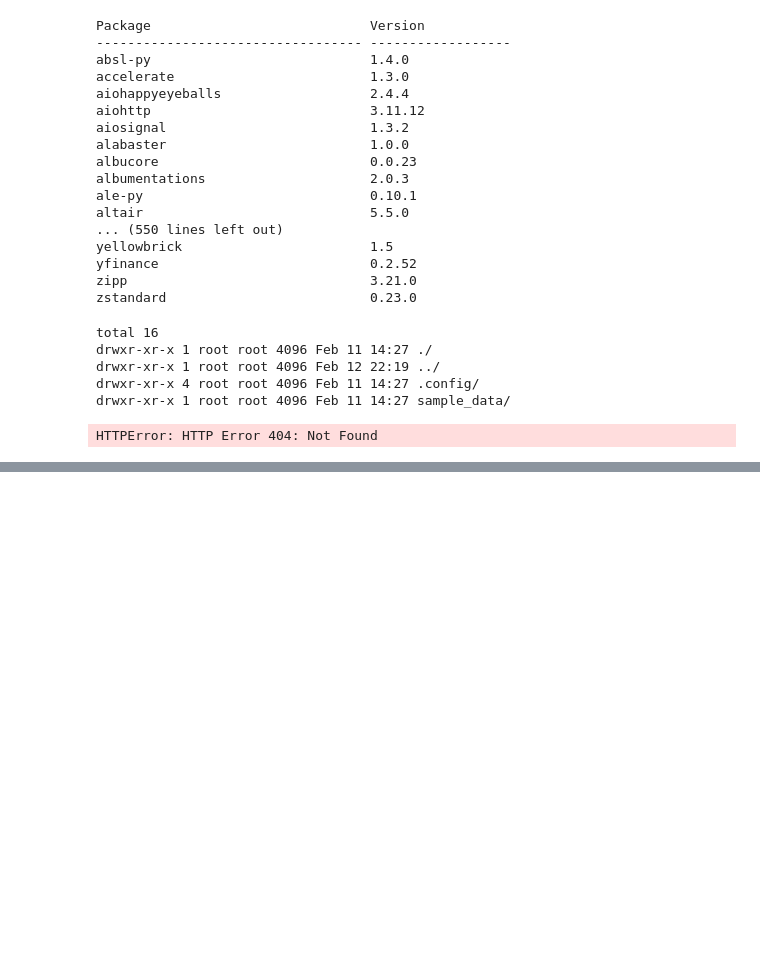
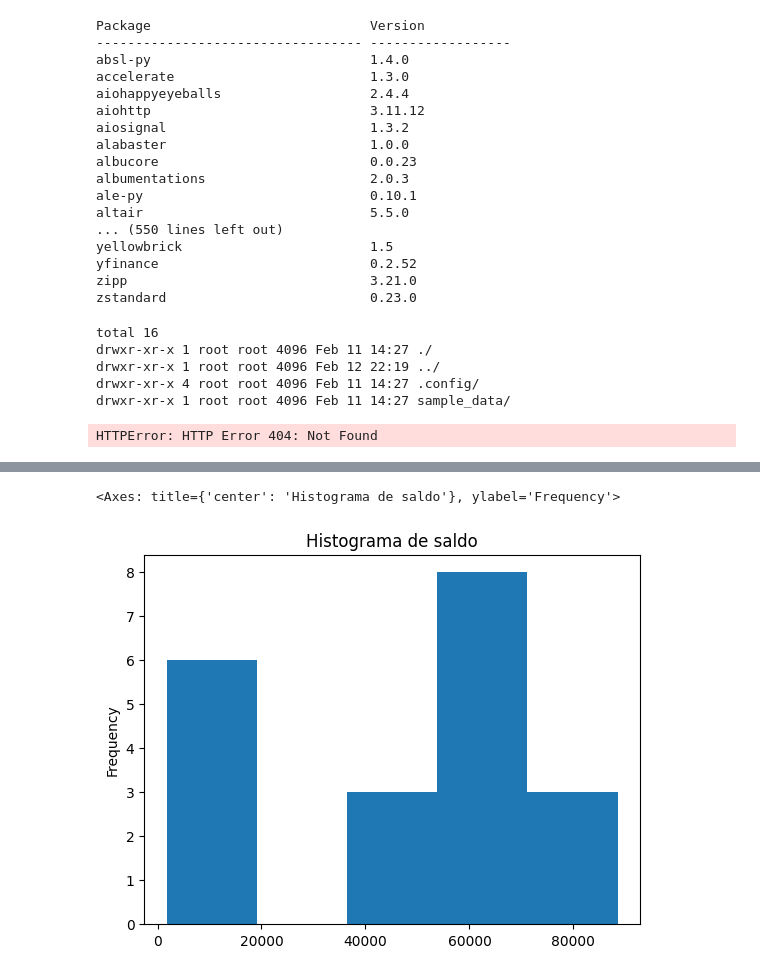
Before and after one commit to anamanu4/Curso-Inteligencia-Artificial, a Jupyter notebook: EDA_apuntes_de_clases.ipynb, the cells around one changed output, grey strips where cells are left out. Drawn from its saved outputs; the diff is of its cells as text; code cells hidden in the pictures; blank space fills up the shorter version.

```diff
--- a/EDA_apuntes_de_clases.ipynb
+++ b/EDA_apuntes_de_clases.ipynb
@@ -43,0 +128,11 @@ HTTPError: HTTP Error 404: Not Found
+# %%
+# prompt: por favor creame una lista de 20 nombres colombianos en un arreglo de numpy que se llama "nombre"
+
+import numpy as np
+
+nombres = np.array([
+    "Juan", "Maria", "Jose", "Ana", "Carlos",
+    "Sofia", "David", "Laura", "Andres", "Camila",
+    "Alejandro", "Valentina", "Sebastian", "Isabella", "Miguel",
+    "Daniela", "Nicolas", "Gabriela", "Santiago", "Luisa"
+])
@@ -43,0 +150,20 @@ HTTPError: HTTP Error 404: Not Found
+# %%
+# prompt: Cree un dataframe que una nombres, saldo, antiguedad,latitud,longitud
+
+import pandas as pd
+import numpy as np
+
+# Existing code (provided in the prompt) for saldo, antiguedad, ubicacion
+
+# ... (previous code remains unchanged)
+
+# Create a DataFrame with nombres, saldo, antiguedad, latitude, and longitude
+df = pd.DataFrame({
+    'nombres': nombres,
+    'saldo': saldo,
+    'antiguedad': antiguedad,
+    'latitude': latitudes,
+    'longitude': longitudes
+})
+
+df
@@ -43,0 +288,5 @@ HTTPError: HTTP Error 404: Not Found
+# %%
+df.saldo.plot(kind="hist",bins=5,title="Histograma de saldo")
+# %% [output]
+<Axes: title={'center': 'Histograma de saldo'}, ylabel='Frequency'>
+[figure, added]
```
Also changed, not shown: parts of 21 cells of this notebook.
